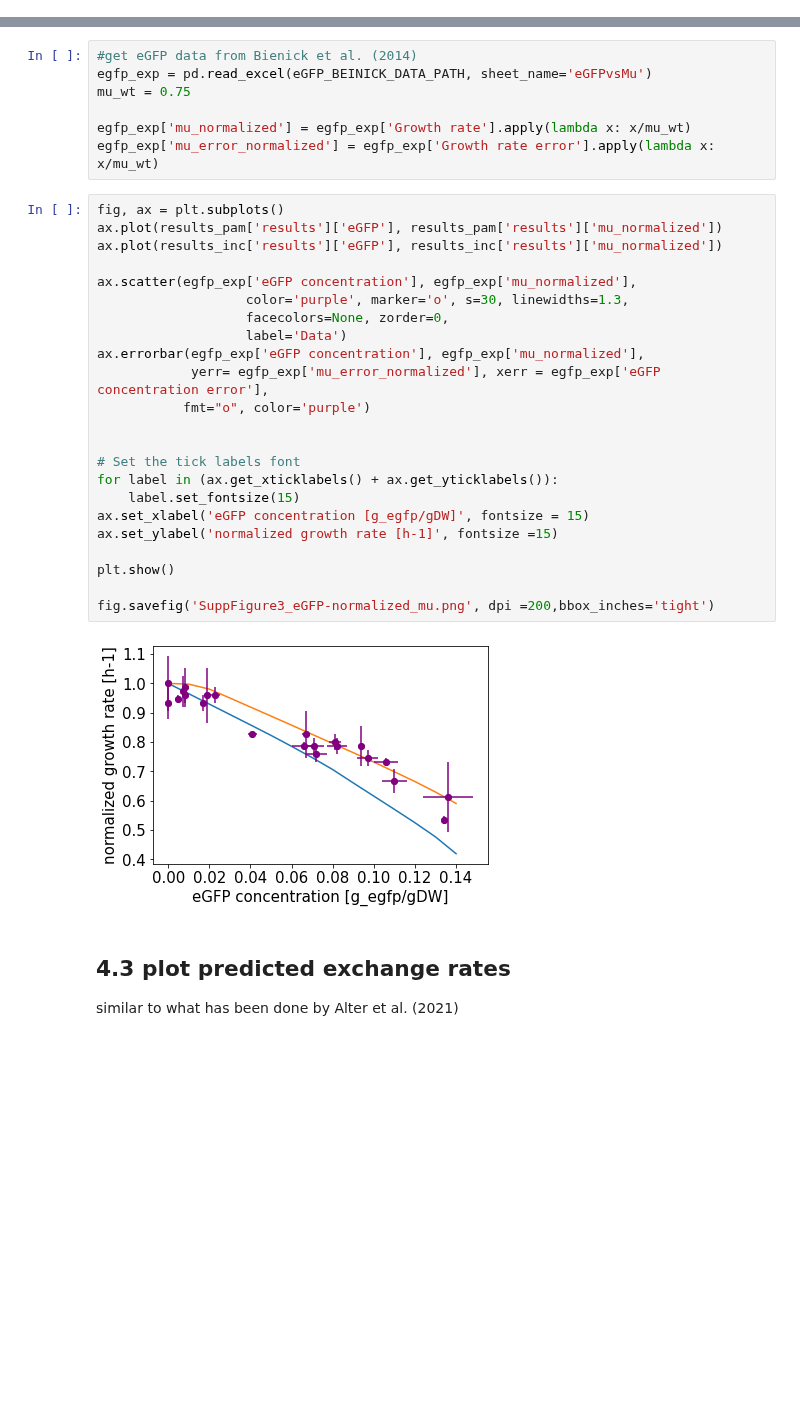
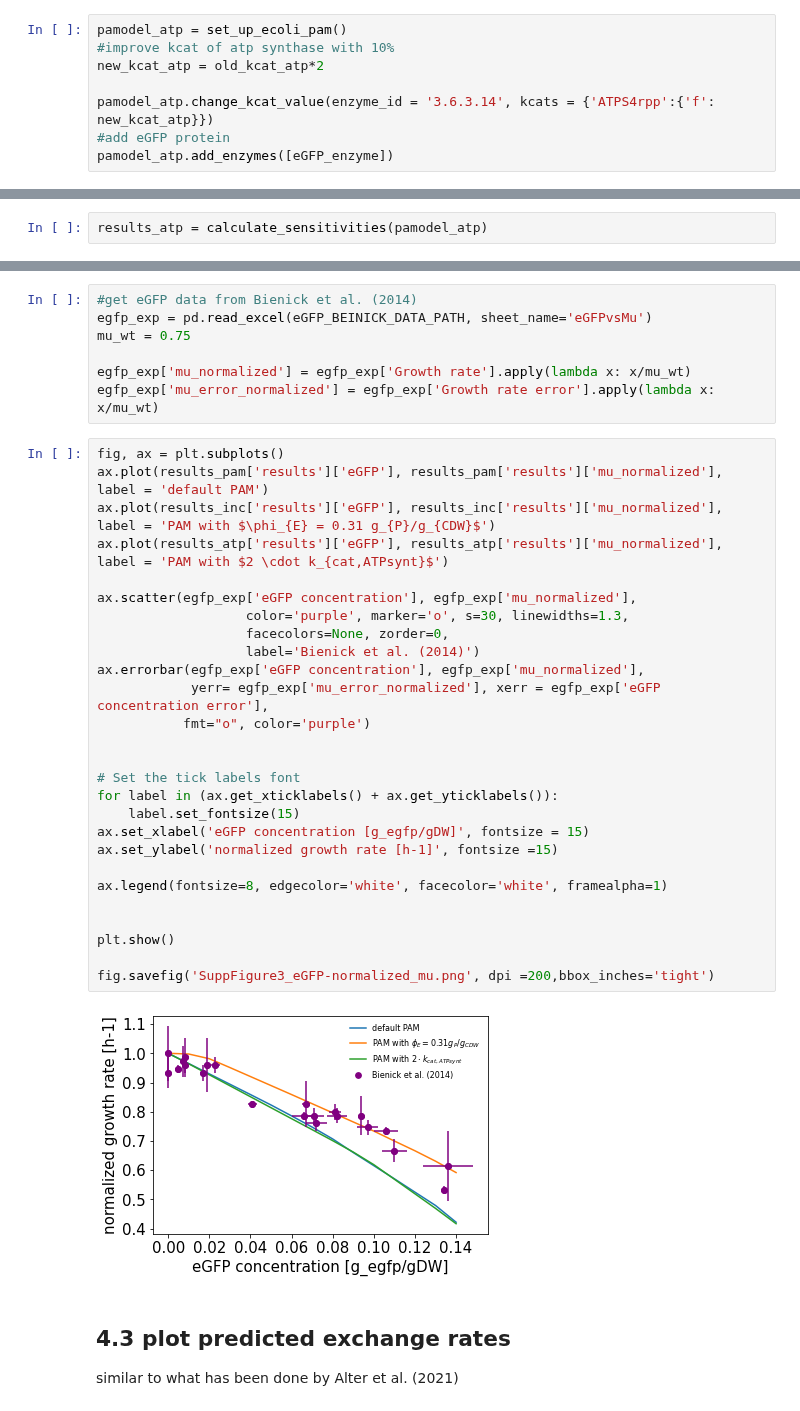
Before and after one commit to iAMB-RWTH-Aachen/PAModelpy, a Jupyter notebook: PAMpy/Figures/Figure3_sensitivities_protein-overproduction.ipynb, the cells around one changed output, grey strips where cells are left out. Saved outputs shown, nothing was run; the diff lists cells and outputs as text; blank space fills up the shorter version.

```diff
--- a/PAMpy/Figures/Figure3_sensitivities_protein-overproduction.ipynb
+++ b/PAMpy/Figures/Figure3_sensitivities_protein-overproduction.ipynb
@@ -309,0 +322,8 @@ fac_top5_pam, x_fac_top5_pam = find_top5_sensitivities(results_pam['Cfac'], x_ax
+# %%
+pamodel_atp = set_up_ecoli_pam()
+#improve kcat of atp synthase with 10%
+new_kcat_atp = old_kcat_atp*2
+
+pamodel_atp.change_kcat_value(enzyme_id = '3.6.3.14', kcats = {'ATPS4rpp':{'f': new_kcat_atp}})
+#add eGFP protein
+pamodel_atp.add_enzymes([eGFP_enzyme])
@@ -309,0 +355,2 @@ fac_top5_pam, x_fac_top5_pam = find_top5_sensitivities(results_pam['Cfac'], x_ax
+# %%
+results_atp = calculate_sensitivities(pamodel_atp)
@@ -490,29 +580,33 @@ egfp_exp['mu_normalized'] = egfp_exp['Growth rate'].apply(lambda x: x/mu_wt)
 egfp_exp['mu_error_normalized'] = egfp_exp['Growth rate error'].apply(lambda x: x/mu_wt)
 # %%
 fig, ax = plt.subplots()
-ax.plot(results_pam['results']['eGFP'], results_pam['results']['mu_normalized'])
-ax.plot(results_inc['results']['eGFP'], results_inc['results']['mu_normalized'])
+ax.plot(results_pam['results']['eGFP'], results_pam['results']['mu_normalized'], label = 'default PAM')
+ax.plot(results_inc['results']['eGFP'], results_inc['results']['mu_normalized'], label = 'PAM with $\phi_{E} = 0.31 g_{P}/g_{CDW}$')
+ax.plot(results_atp['results']['eGFP'], results_atp['results']['mu_normalized'], label = 'PAM with $2 \cdot k_{cat,ATPsynt}$')
 
 ax.scatter(egfp_exp['eGFP concentration'], egfp_exp['mu_normalized'],
                    color='purple', marker='o', s=30, linewidths=1.3,
                    facecolors=None, zorder=0,
-                   label='Data')
+                   label='Bienick et al. (2014)')
 ax.errorbar(egfp_exp['eGFP concentration'], egfp_exp['mu_normalized'],
             yerr= egfp_exp['mu_error_normalized'], xerr = egfp_exp['eGFP concentration error'],
            fmt="o", color='purple')
 
 
 # Set the tick labels font
 for label in (ax.get_xticklabels() + ax.get_yticklabels()):
     label.set_fontsize(15)
 ax.set_xlabel('eGFP concentration [g_egfp/gDW]', fontsize = 15)
 ax.set_ylabel('normalized growth rate [h-1]', fontsize =15)
 
+ax.legend(fontsize=8, edgecolor='white', facecolor='white', framealpha=1)
+
+
 plt.show()
 
 fig.savefig('SuppFigure3_eGFP-normalized_mu.png', dpi =200,bbox_inches='tight')
 # %% [output]
-[figure, old version]
+[figure, new version]
 # %% [markdown]
 ## 4.3 plot predicted exchange rates
 similar to what has been done by Alter et al. (2021)
```
Also changed, not shown: parts of 17 cells of this notebook, 3 other files.
